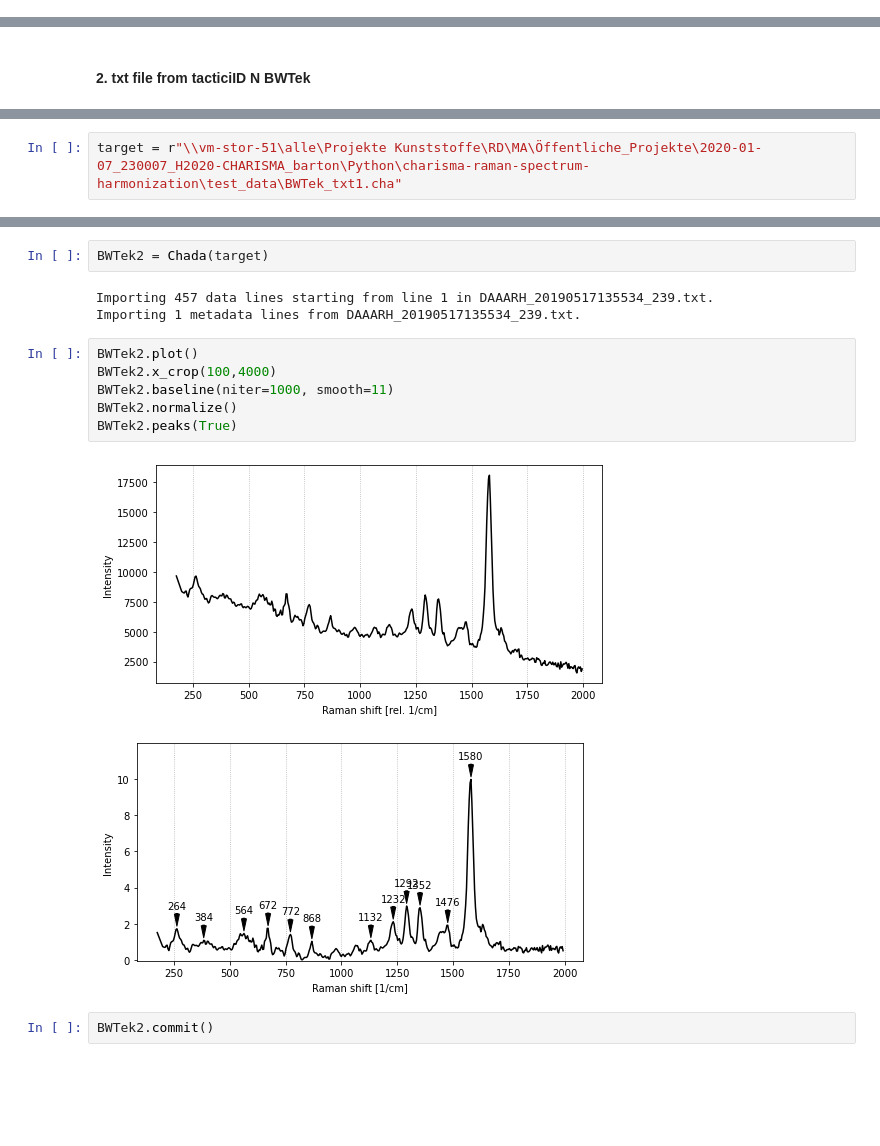
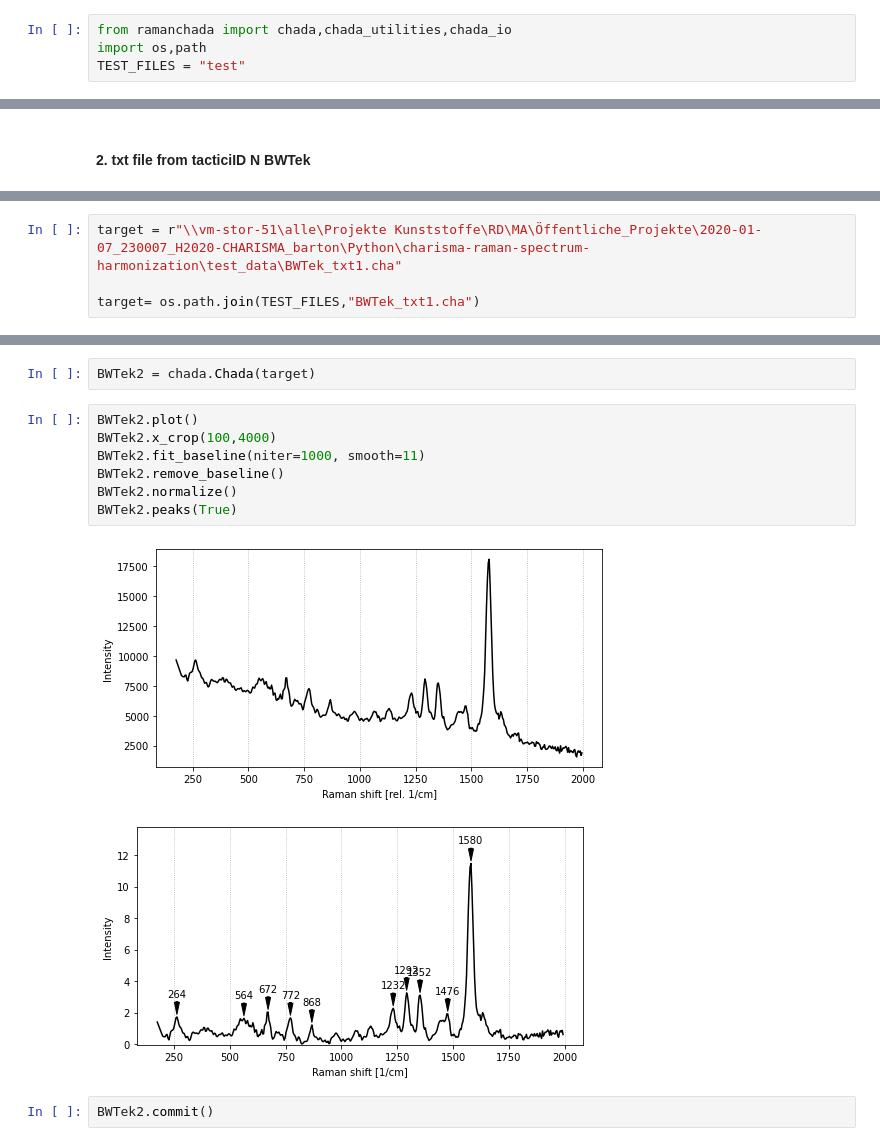
Before and after one commit to h2020charisma/ramanchada, a Jupyter notebook: Chada txt import demo.ipynb, the cells around one changed output, grey strips where cells are left out. Cells and saved outputs as stored; diff of their text form; blank space fills up the shorter version.

```diff
--- a/Chada txt import demo.ipynb
+++ b/Chada txt import demo.ipynb
@@ -7,3 +6,7 @@ from chada import Chada, create
+# %%
+from ramanchada import chada,chada_utilities,chada_io
+import os,path
+TEST_FILES = "test"
 # %% [markdown]
 ### Import txt data from BWTek
 # %% [markdown]
@@ -50,2 +57,4 @@ source = r"\\?\UNC\vm-stor-51\alle\Projekte Kunststoffe\RD\MA\Öffentliche_Proje
 # %%
 target = r"\\vm-stor-51\alle\Projekte Kunststoffe\RD\MA\Öffentliche_Projekte\2020-01-07_230007_H2020-CHARISMA_barton\Python\charisma-raman-spectrum-harmonization\test_data\BWTek_txt1.cha"
+
+target= os.path.join(TEST_FILES,"BWTek_txt1.cha")
@@ -57,17 +68,15 @@ Importing 1 metadata lines from DAAARH_20190517135534_239.txt.
 # %%
-BWTek2 = Chada(target)
+BWTek2 = chada.Chada(target)
-# %% [output]
-Importing 457 data lines starting from line 1 in DAAARH_20190517135534_239.txt.
-Importing 1 metadata lines from DAAARH_20190517135534_239.txt.
 # %%
 BWTek2.plot()
 BWTek2.x_crop(100,4000)
-BWTek2.baseline(niter=1000, smooth=11)
+BWTek2.fit_baseline(niter=1000, smooth=11)
+BWTek2.remove_baseline()
 BWTek2.normalize()
 BWTek2.peaks(True)
 # %% [output]
 [figure]
-[figure, old version]
+[figure, new version]
 # %%
 BWTek2.commit()
 # %% [markdown]
```
Also changed, not shown: parts of 79 cells of this notebook, 1 other file.
